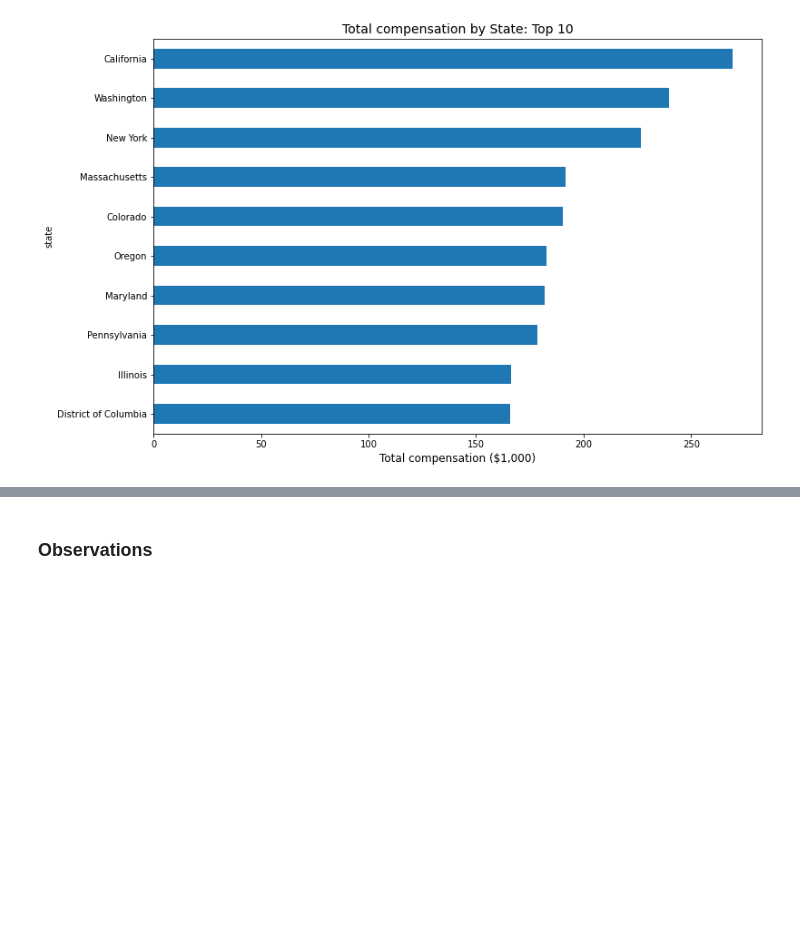
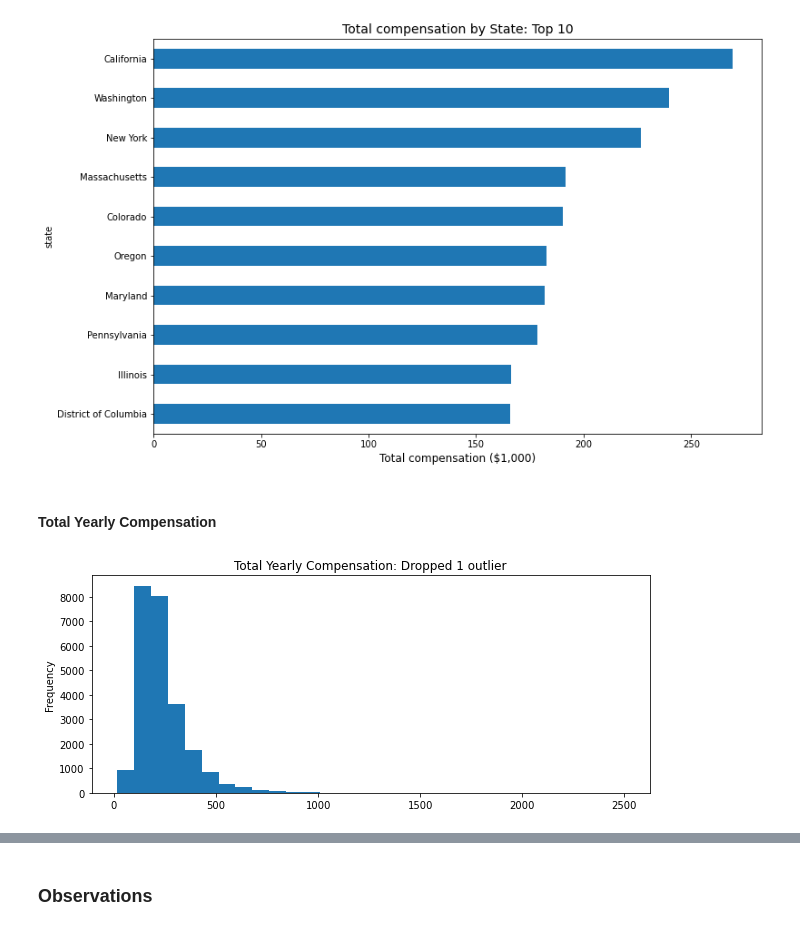
Before and after one commit to mh0805/Group-Project, a Jupyter notebook: Code/EDA_TEAM.ipynb, the cells around one changed output, grey strips where cells are left out. Saved outputs shown, nothing was run; the diff lists cells and outputs as text; code cells hidden in the pictures; blank space fills up the shorter version.

```diff
--- a/Code/EDA_TEAM.ipynb
+++ b/Code/EDA_TEAM.ipynb
@@ -200,3 +224,16 @@ plt.tight_layout
 plt.savefig('../Images/total_compensation_by_company.png');
 # %% [output]
 [figure]
+# %% [markdown]
+#### Total Yearly Compensation
+# %%
+# Total Compensation without Outlier
+plt.figure(figsize=(10,4))
+df.loc[df['totalyearlycompensation'] < 4000, 'totalyearlycompensation'].plot(kind='hist', bins=30)
+plt.title('Total Yearly Compensation: Dropped 1 outlier')
+plt.tight_layout
+
+# Exporting Figure
+plt.savefig('../Images/total_compensation_without_outlier');
+# %% [output]
+[figure, added]
```
Also changed, not shown: parts of 53 cells of this notebook, 21 other files.
